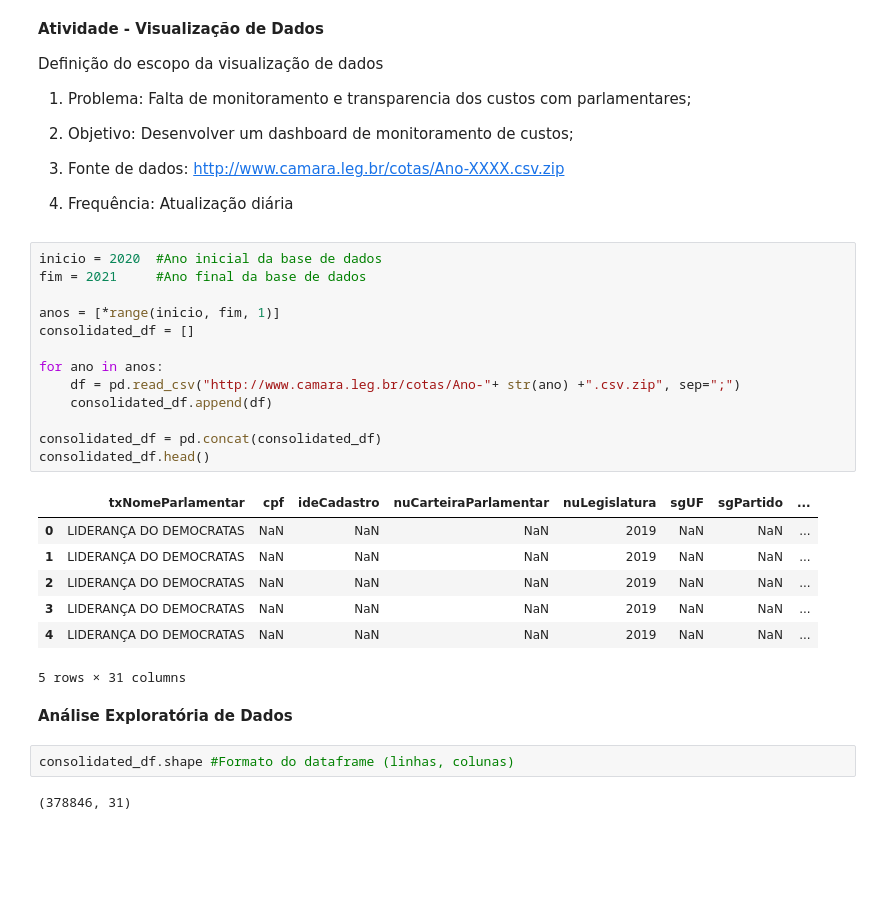
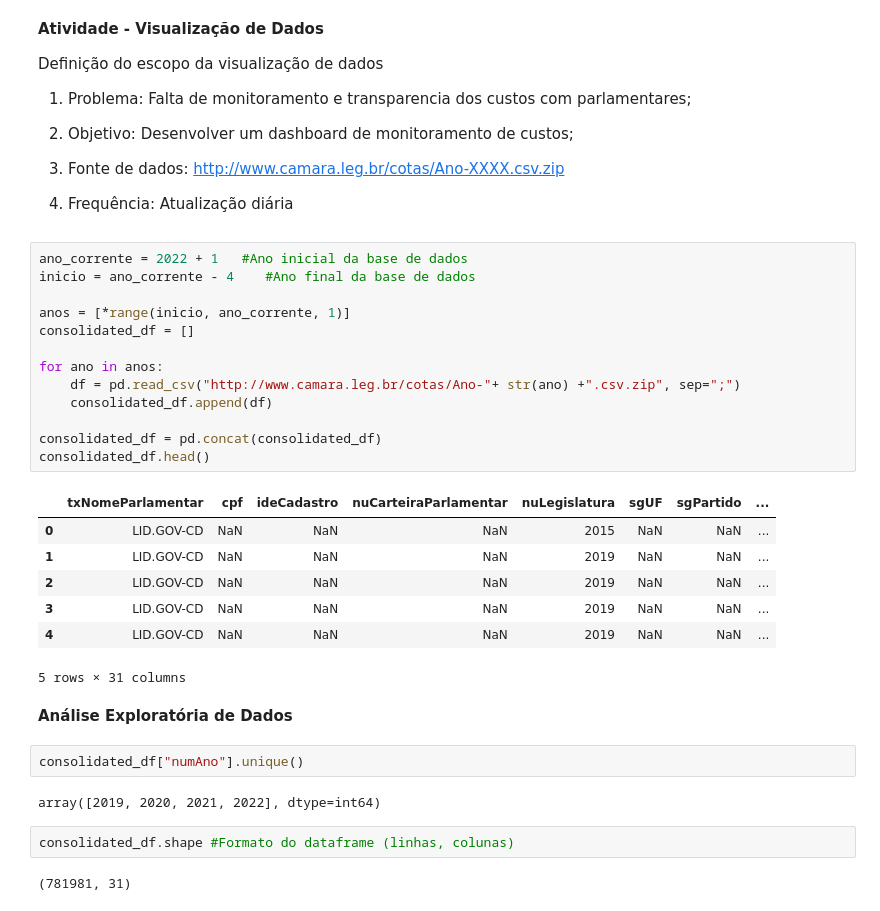
Before and after one commit to joaofranca13/camara-deputados-despesas, a Jupyter notebook: src/dataviz-dados-abertos-camara.ipynb, the cells around one changed output. Saved outputs shown, nothing was run; the diff lists cells and outputs as text; blank space fills up the shorter version.

```diff
--- a/src/dataviz-dados-abertos-camara.ipynb
+++ b/src/dataviz-dados-abertos-camara.ipynb
@@ -20,32 +20,36 @@ Definição do escopo da visualização de dados
 
 4. Frequência: Atualização diária
 # %%
-inicio = 2020  #Ano inicial da base de dados
-fim = 2021     #Ano final da base de dados
+ano_corrente = 2022 + 1   #Ano inicial da base de dados
+inicio = ano_corrente - 4    #Ano final da base de dados
 
-anos = [*range(inicio, fim, 1)]
+anos = [*range(inicio, ano_corrente, 1)]
 consolidated_df = []
 
 for ano in anos:
     df = pd.read_csv("http://www.camara.leg.br/cotas/Ano-"+ str(ano) +".csv.zip", sep=";")
     consolidated_df.append(df)
 
 consolidated_df = pd.concat(consolidated_df)
 consolidated_df.head()
 # %% [output]
 |  | txNomeParlamentar | cpf | ideCadastro | nuCarteiraParlamentar | nuLegislatura | sgUF | sgPartido | ... |
-| 0 | LIDERANÇA DO DEMOCRATAS | NaN | NaN | NaN | 2019 | NaN | NaN | ... |
-| 1 | LIDERANÇA DO DEMOCRATAS | NaN | NaN | NaN | 2019 | NaN | NaN | ... |
-| 2 | LIDERANÇA DO DEMOCRATAS | NaN | NaN | NaN | 2019 | NaN | NaN | ... |
-| 3 | LIDERANÇA DO DEMOCRATAS | NaN | NaN | NaN | 2019 | NaN | NaN | ... |
-| 4 | LIDERANÇA DO DEMOCRATAS | NaN | NaN | NaN | 2019 | NaN | NaN | ... |
+| 0 | LID.GOV-CD | NaN | NaN | NaN | 2015 | NaN | NaN | ... |
+| 1 | LID.GOV-CD | NaN | NaN | NaN | 2019 | NaN | NaN | ... |
+| 2 | LID.GOV-CD | NaN | NaN | NaN | 2019 | NaN | NaN | ... |
+| 3 | LID.GOV-CD | NaN | NaN | NaN | 2019 | NaN | NaN | ... |
+| 4 | LID.GOV-CD | NaN | NaN | NaN | 2019 | NaN | NaN | ... |
 5 rows × 31 columns
 # %% [markdown]
 **Análise Exploratória de Dados**
+# %%
+consolidated_df["numAno"].unique()
+# %% [output]
+array([2019, 2020, 2021, 2022], dtype=int64)
 # %%
 consolidated_df.shape #Formato do dataframe (linhas, colunas)
 # %% [output]
-(378846, 31)
+(781981, 31)
 # %%
 consolidated_df.info() #Colunas do dataframe
 # %% [output]
```
Also changed, not shown: parts of 7 cells of this notebook.
